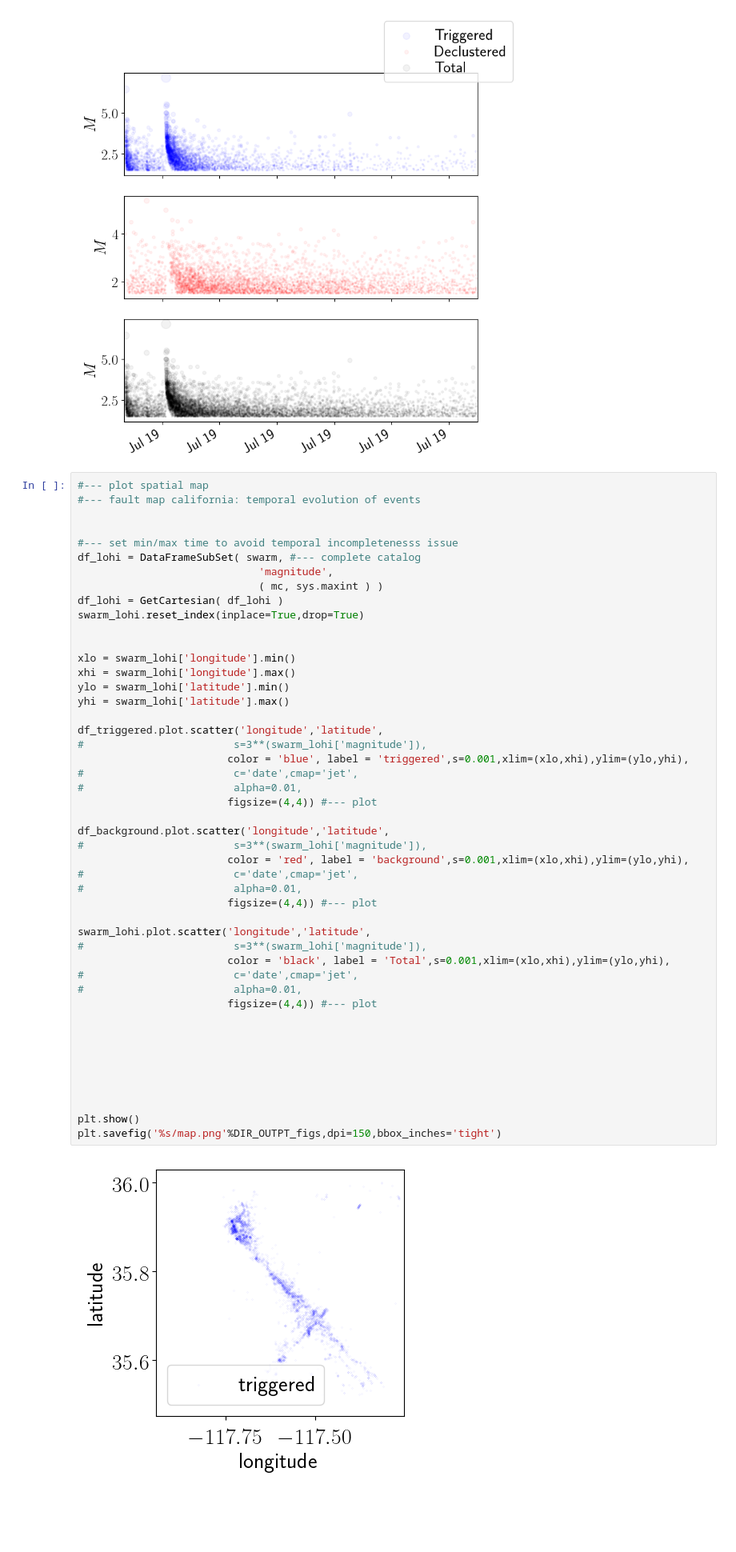
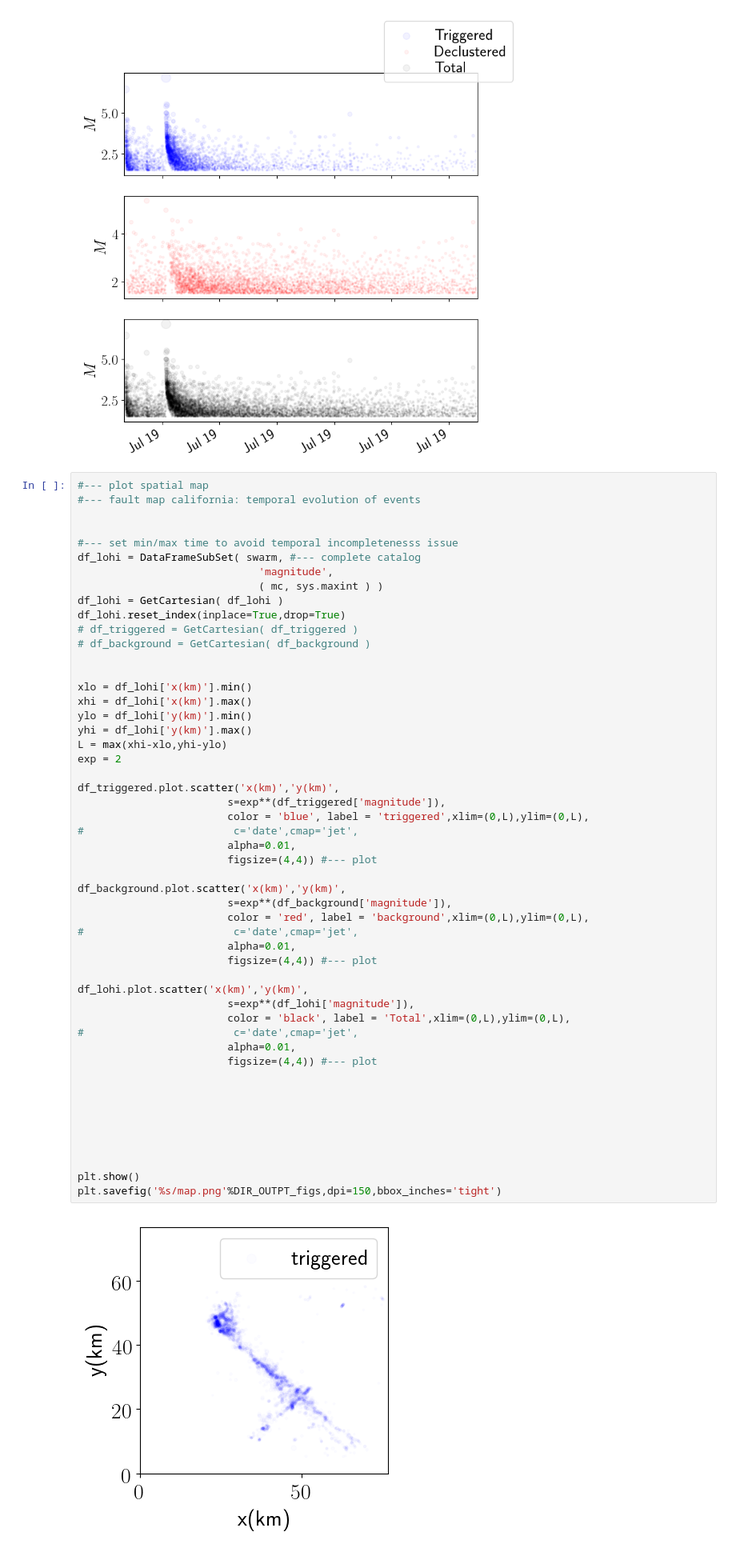
Before and after one commit to kkarimi62/Swarm, a Jupyter notebook: RidgeCrest2019_recovered.ipynb, the cells around one changed output. Shown at 80% size. Cells and saved outputs as stored; diff of their text form; blank space fills up the shorter version.

Commit message:
=minus sign shortened for graphs

```diff
--- a/RidgeCrest2019_recovered.ipynb
+++ b/RidgeCrest2019_recovered.ipynb
@@ -1948,48 +1953,52 @@ plt.show()
 #--- plot spatial map
 #--- fault map california: temporal evolution of events
 
 
 #--- set min/max time to avoid temporal incompletenesss issue
 df_lohi = DataFrameSubSet( swarm, #--- complete catalog
                              'magnitude',
                              ( mc, sys.maxint ) )
 df_lohi = GetCartesian( df_lohi )
-swarm_lohi.reset_index(inplace=True,drop=True)
+df_lohi.reset_index(inplace=True,drop=True)
+# df_triggered = GetCartesian( df_triggered )
+# df_background = GetCartesian( df_background )
 
 
-xlo = swarm_lohi['longitude'].min()
-xhi = swarm_lohi['longitude'].max()
-ylo = swarm_lohi['latitude'].min()
-yhi = swarm_lohi['latitude'].max()
+xlo = df_lohi['x(km)'].min()
+xhi = df_lohi['x(km)'].max()
+ylo = df_lohi['y(km)'].min()
+yhi = df_lohi['y(km)'].max()
+L = max(xhi-xlo,yhi-ylo)
+exp = 2
 
-df_triggered.plot.scatter('longitude','latitude',
-#                        s=3**(swarm_lohi['magnitude']),
-                        color = 'blue', label = 'triggered',s=0.001,xlim=(xlo,xhi),ylim=(ylo,yhi),
+df_triggered.plot.scatter('x(km)','y(km)',
+                        s=exp**(df_triggered['magnitude']),
+                        color = 'blue', label = 'triggered',xlim=(0,L),ylim=(0,L),
 #                        c='date',cmap='jet',
-#                        alpha=0.01,
+                        alpha=0.01,
                         figsize=(4,4)) #--- plot
 
-df_background.plot.scatter('longitude','latitude',
-#                        s=3**(swarm_lohi['magnitude']),
-                        color = 'red', label = 'background',s=0.001,xlim=(xlo,xhi),ylim=(ylo,yhi),
+df_background.plot.scatter('x(km)','y(km)',
+                        s=exp**(df_background['magnitude']),
+                        color = 'red', label = 'background',xlim=(0,L),ylim=(0,L),
 #                        c='date',cmap='jet',
-#                        alpha=0.01,
+                        alpha=0.01,
                         figsize=(4,4)) #--- plot
 
-swarm_lohi.plot.scatter('longitude','latitude',
-#                        s=3**(swarm_lohi['magnitude']),
-                        color = 'black', label = 'Total',s=0.001,xlim=(xlo,xhi),ylim=(ylo,yhi),
+df_lohi.plot.scatter('x(km)','y(km)',
+                        s=exp**(df_lohi['magnitude']),
+                        color = 'black', label = 'Total',xlim=(0,L),ylim=(0,L),
 #                        c='date',cmap='jet',
-#                        alpha=0.01,
+                        alpha=0.01,
                         figsize=(4,4)) #--- plot
 
 
 
 
 
 
 
 plt.show()
 plt.savefig('%s/map.png'%DIR_OUTPT_figs,dpi=150,bbox_inches='tight')
 # %% [output]
-[figure, old version]
+[figure, new version]
```
Also changed, not shown: parts of 26 cells of this notebook, 11 other files.
